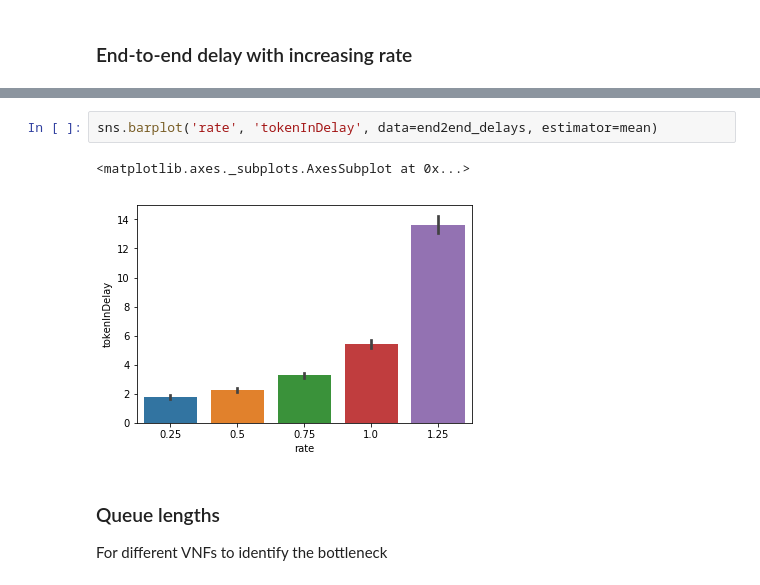
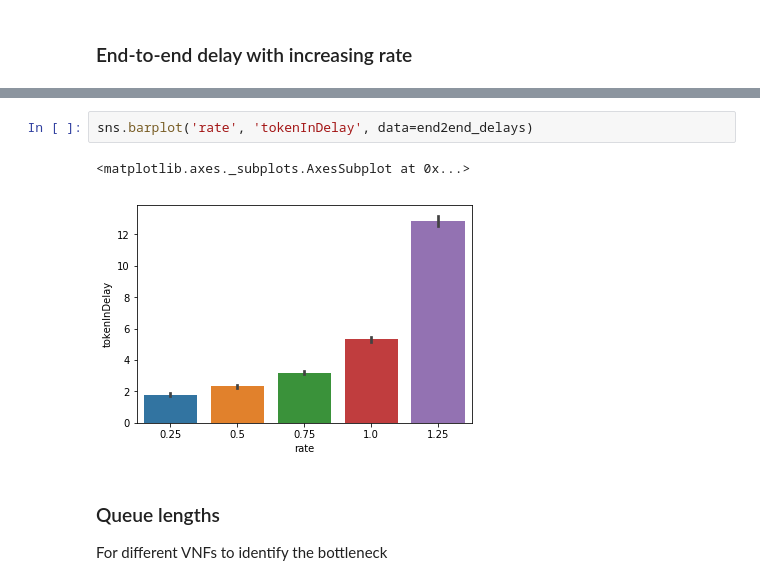
Before and after one commit to CN-UPB/ns-simulation-compiler, a Jupyter notebook: eval/max_rate.ipynb, the cells around one changed output, grey strips where cells are left out. Cells and saved outputs as stored; diff of their text form.

```diff
--- a/eval/max_rate.ipynb
+++ b/eval/max_rate.ipynb
@@ -111,8 +112,8 @@ g = sns.boxplot('rate', 'tokenInDelay', data=end2end_delays)
 # %%
-sns.barplot('rate', 'tokenInDelay', data=end2end_delays, estimator=mean)
+sns.barplot('rate', 'tokenInDelay', data=end2end_delays)
 # %% [output]
 <matplotlib.axes._subplots.AxesSubplot at 0x...>
-[figure, old version]
+[figure, new version]
 # %% [markdown]
 ### Queue lengths
 For different VNFs to identify the bottleneck
```
Also changed, not shown: parts of 12 cells of this notebook, 6 other files.
